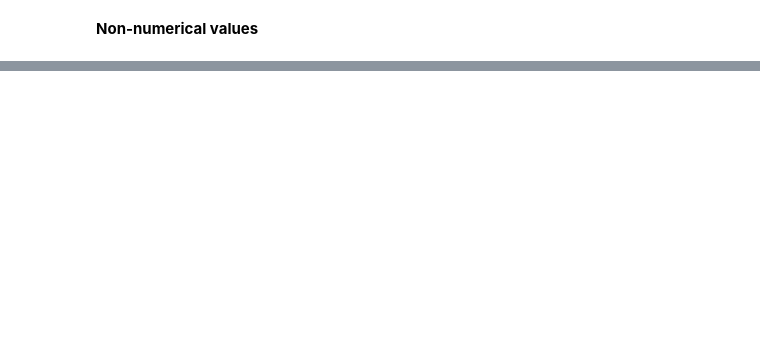
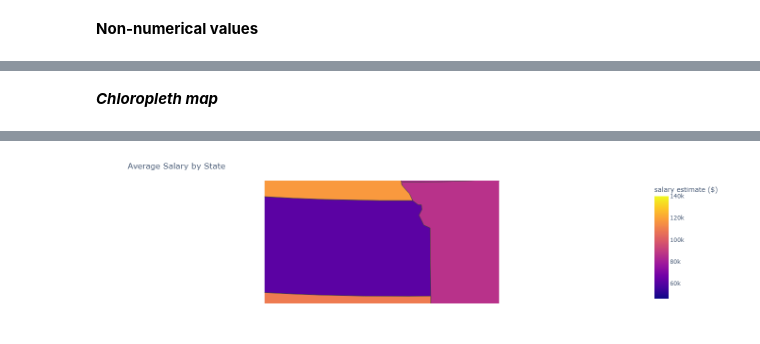
Before and after one commit to mjzdych/Intro-to-DS---Assignment2, a Jupyter notebook: Assignment2_ItDS_Visualisations.ipynb, the cells around one changed output, grey strips where cells are left out. Cells and saved outputs as stored; diff of their text form; code cells hidden in the pictures; blank space fills up the shorter version.

```diff
--- a/Assignment2_ItDS_Visualisations.ipynb
+++ b/Assignment2_ItDS_Visualisations.ipynb
@@ -102,0 +150,60 @@ print(summary_stats)
+# %% [markdown]
+***Chloropleth map***
+# %%
+# Load the shapefile with US state boundaries
+# shapefile_path = 'States_shapefile.shp'
+# gdf = gpd.read_file(shapefile_path)
+
+# # Merge the GeoDataFrame with your dataset using a common key (state)
+# gdf = gdf.merge(pd.DataFrame(data), on='state')
+
+# # Create a map
+# fig, ax = plt.subplots(1, figsize=(12, 8))
+# gdf.plot(column='salary_estimate ($)', cmap='YlGnBu', linewidth=0.8, ax=ax, legend=True, legend_kwds={'label': "Cumulative Salary Estimate ($)"})
+# ax.set_title('Cumulative Salary Estimates by State')
+# plt.axis('off')
+# plt.show()
+# fig = px.choropleth(
+#     data_frame=df,
+#     locations='state',
+#     locationmode='USA-states',
+#     color='salary estimate ($)',
+#     hover_name='state',
+#     scope='usa',  # Use 'usa' for the United States map
+#     title='Salary Estimate by State',
+#     projection='albers usa',  # Projection type for the USA map
+#     geojson='geo_states.json'  # Replace with the path to the GeoJSON file of US state boundaries
+# )
+
+# fig.show()
+df['state'] = df['location'].str.extract(r'(\b\w{2}\b)')
+
+# Group by state and calculate the average salary
+avg_salary_by_state = df.groupby('state')['salary estimate ($)'].mean().reset_index()
+
+# Create a choropleth map
+fig = px.choropleth(
+    avg_salary_by_state,
+    locations="state",
+    locationmode="USA-states",
+    color="salary estimate ($)",
+    scope="usa",  # You can change the scope to limit the map to a region
+    title="Average Salary by State",
+)
+
+# Adjust the position of the legend
+fig.update_layout(
+    margin=dict(l=60, r=60, t=50, b=50),
+    legend=dict(
+        x=0.8,  # Adjust the x-coordinate to move the legend horizontally
+        y=0.5,  # Adjust the y-coordinate to move the legend vertically
+        traceorder='reversed',
+        title='Legend Title',
+    ),
+)
+
+# fig.show(width=800, height=600)
+fig.update_geos(projection_scale=7)  # You can adjust the projection scale
+fig.update_layout(margin=dict(l=60, r=60, t=50, b=50))
+fig.show(width=3000, height=2000)
+# %% [output]
@@ -102,0 +211 @@ print(summary_stats)
+[figure, added]
```
Also changed, not shown: parts of 14 cells of this notebook, 4 other files.
